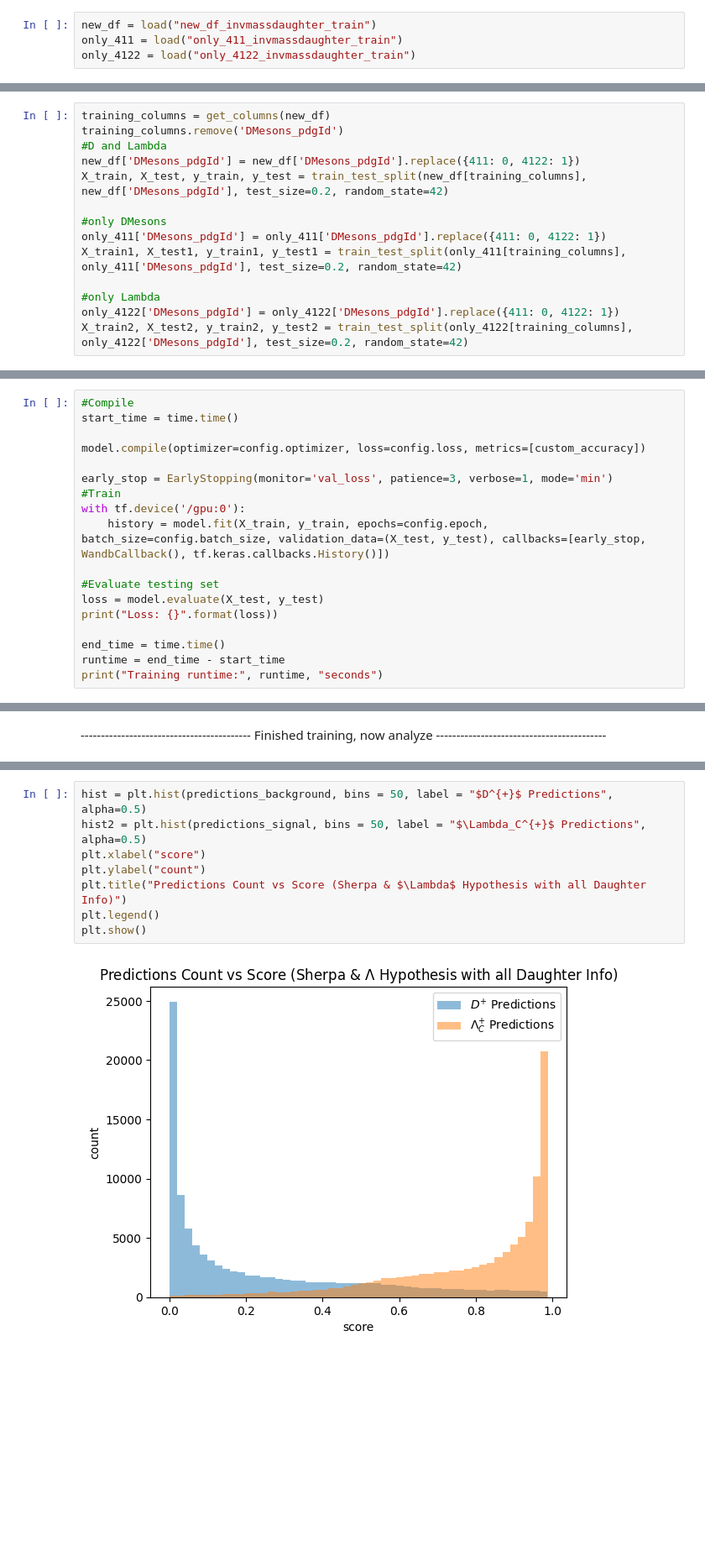
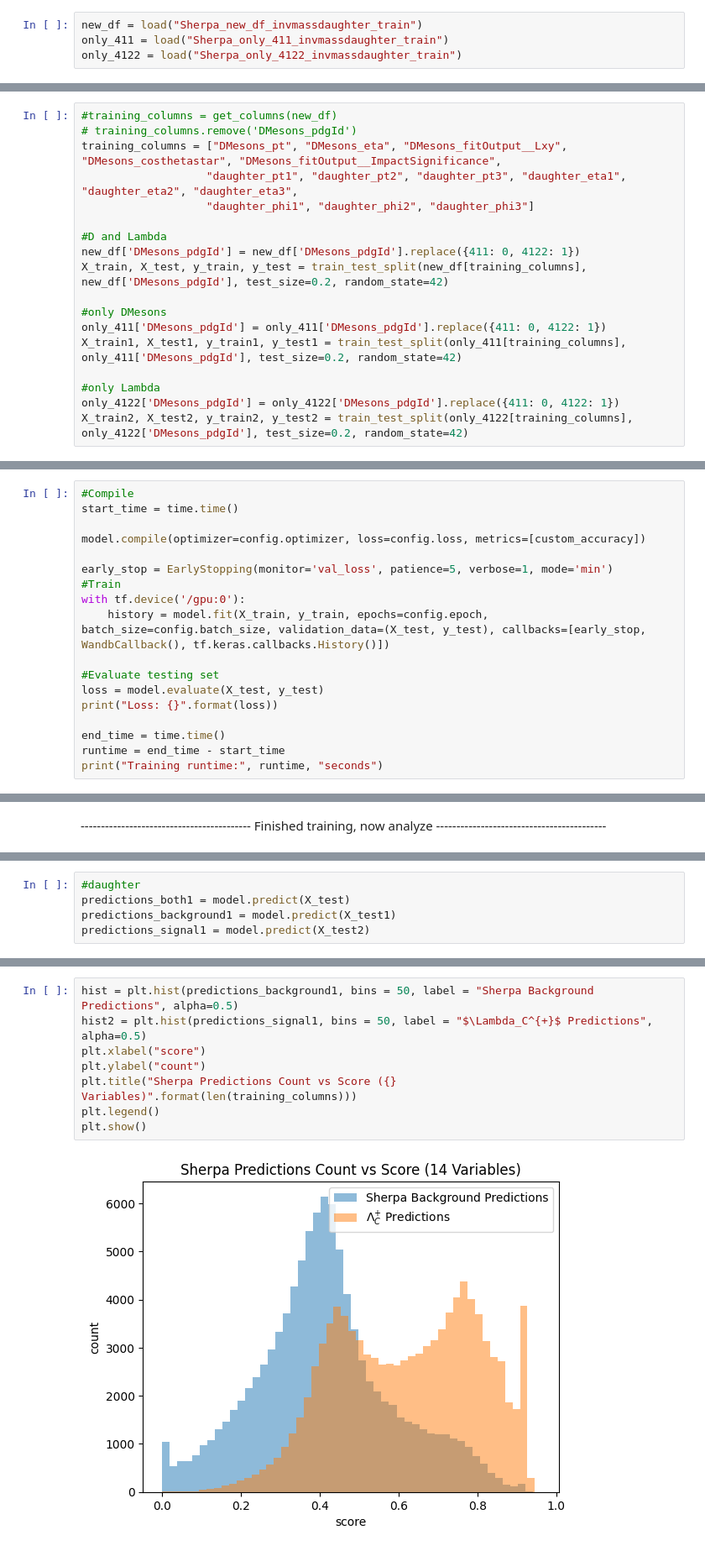
Before and after one commit to GitGup/ATLAS_DNN, a Jupyter notebook: MC_DNN.ipynb, the cells around one changed output, grey strips where cells are left out. Shown at 84% size. Cells and saved outputs as stored; diff of their text form; blank space fills up the shorter version.

```diff
--- a/MC_DNN.ipynb
+++ b/MC_DNN.ipynb
@@ -583,6 +583,6 @@ save(new_df, "Sherpa_new_df_invmassdaughter_train")
 save(only_411, "Sherpa_only_411_invmassdaughter_train")
 save(only_4122, "Sherpa_only_4122_invmassdaughter_train")
 # %%
-new_df = load("new_df_invmassdaughter_train")
-only_411 = load("only_411_invmassdaughter_train")
-only_4122 = load("only_4122_invmassdaughter_train")
+new_df = load("Sherpa_new_df_invmassdaughter_train")
+only_411 = load("Sherpa_only_411_invmassdaughter_train")
+only_4122 = load("Sherpa_only_4122_invmassdaughter_train")
@@ -589,6 +610,10 @@ only_4122 = load("only_4122_invmassdaughter_train")
 # %%
-training_columns = get_columns(new_df)
-training_columns.remove('DMesons_pdgId')
+#training_columns = get_columns(new_df)
+# training_columns.remove('DMesons_pdgId')
+training_columns = ["DMesons_pt", "DMesons_eta", "DMesons_fitOutput__Lxy", "DMesons_costhetastar", "DMesons_fitOutput__ImpactSignificance",
+                   "daughter_pt1", "daughter_pt2", "daughter_pt3", "daughter_eta1", "daughter_eta2", "daughter_eta3",
+                   "daughter_phi1", "daughter_phi2", "daughter_phi3"]
+
 #D and Lambda
 new_df['DMesons_pdgId'] = new_df['DMesons_pdgId'].replace({411: 0, 4122: 1})
 X_train, X_test, y_train, y_test = train_test_split(new_df[training_columns], new_df['DMesons_pdgId'], test_size=0.2, random_state=42)
@@ -781,7 +801,7 @@ start_time = time.time()
 
 model.compile(optimizer=config.optimizer, loss=config.loss, metrics=[custom_accuracy])
 
-early_stop = EarlyStopping(monitor='val_loss', patience=3, verbose=1, mode='min')
+early_stop = EarlyStopping(monitor='val_loss', patience=5, verbose=1, mode='min')
 #Train
 with tf.device('/gpu:0'):
     history = model.fit(X_train, y_train, epochs=config.epoch, batch_size=config.batch_size, validation_data=(X_test, y_test), callbacks=[early_stop, WandbCallback(), tf.keras.callbacks.History()])
@@ -895,0 +912,5 @@ array([[0.9699503 ],
+# %%
+#daughter
+predictions_both1 = model.predict(X_test)
+predictions_background1 = model.predict(X_test1)
+predictions_signal1 = model.predict(X_test2)
@@ -925,10 +955,10 @@ Accuracy for Only Signal: 89.11%
 # %%
-hist = plt.hist(predictions_background, bins = 50, label = "$D^{+}$ Predictions", alpha=0.5)
-hist2 = plt.hist(predictions_signal, bins = 50, label = "$\Lambda_C^{+}$ Predictions", alpha=0.5)
+hist = plt.hist(predictions_background1, bins = 50, label = "Sherpa Background Predictions", alpha=0.5)
+hist2 = plt.hist(predictions_signal1, bins = 50, label = "$\Lambda_C^{+}$ Predictions", alpha=0.5)
 plt.xlabel("score")
 plt.ylabel("count")
-plt.title("Predictions Count vs Score (Sherpa & $\Lambda$ Hypothesis with all Daughter Info)")
+plt.title("Sherpa Predictions Count vs Score ({} Variables)".format(len(training_columns)))
 plt.legend()
 plt.show()
 # %% [output]
-[figure, old version]
+[figure, new version]
```
Also changed, not shown: parts of 21 cells of this notebook.
